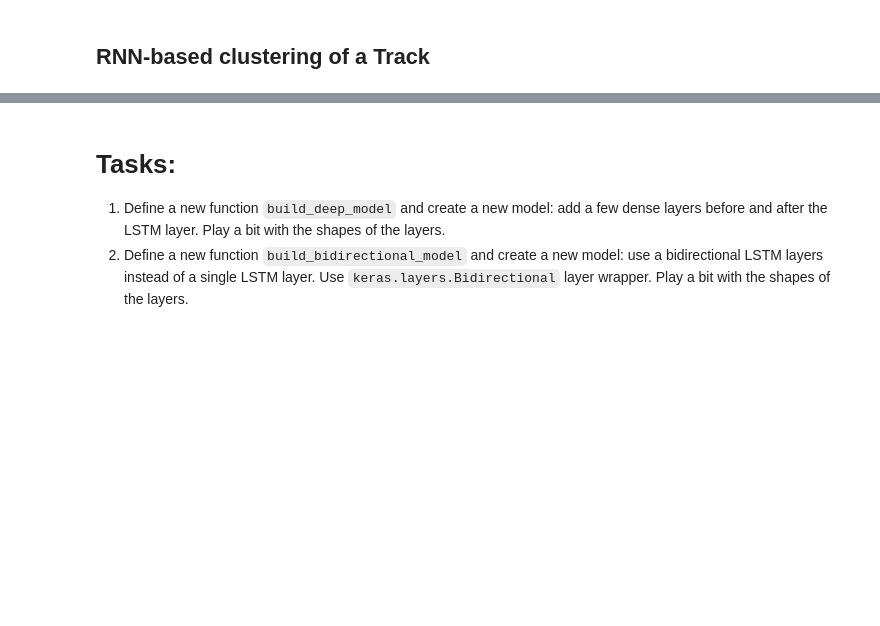
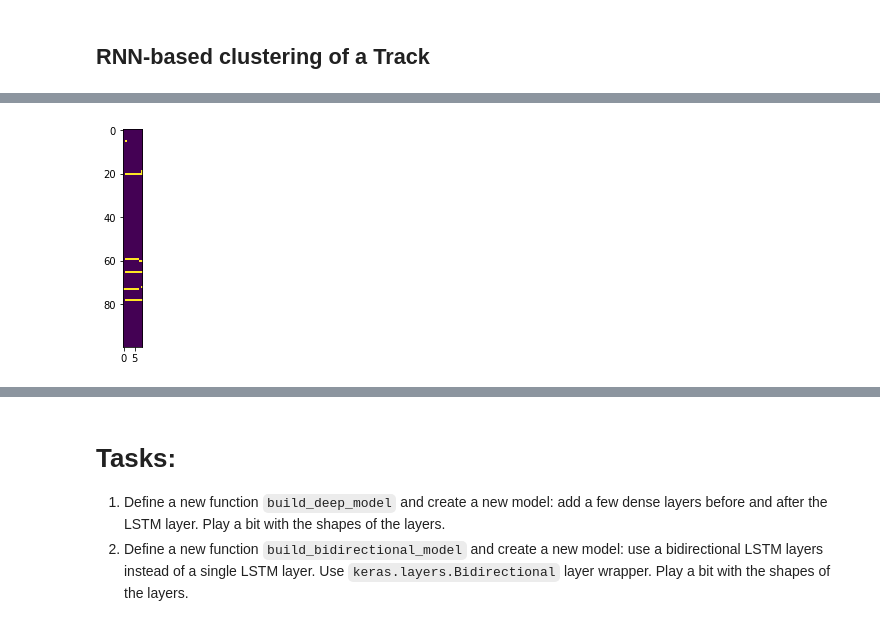
Before and after one commit to hushchyn-mikhail/mlhep, a Jupyter notebook: mlhep2019_tracking/RNN_practice.ipynb, the cells around one changed output, grey strips where cells are left out. Cells and saved outputs as stored; diff of their text form; code cells hidden in the pictures; blank space fills up the shorter version.

```diff
--- a/mlhep2019_tracking/RNN_practice.ipynb
+++ b/mlhep2019_tracking/RNN_practice.ipynb
@@ -431,0 +608,12 @@ class Clusterer(BaseEstimator):
+# %%
+event_id = np.unique(X[:, 0])[0]
+
+X_event = X[X[:, 0] == event_id]
+y_event = y[X[:, 0] == event_id]
+# %%
+train_input, train_target = event_hits_transform(X_event, y_event)
+# %%
+plt.imshow(train_input[0].T)
+plt.show()
+# %% [output]
+[figure, added]
```
Also changed, not shown: parts of 58 cells of this notebook.
